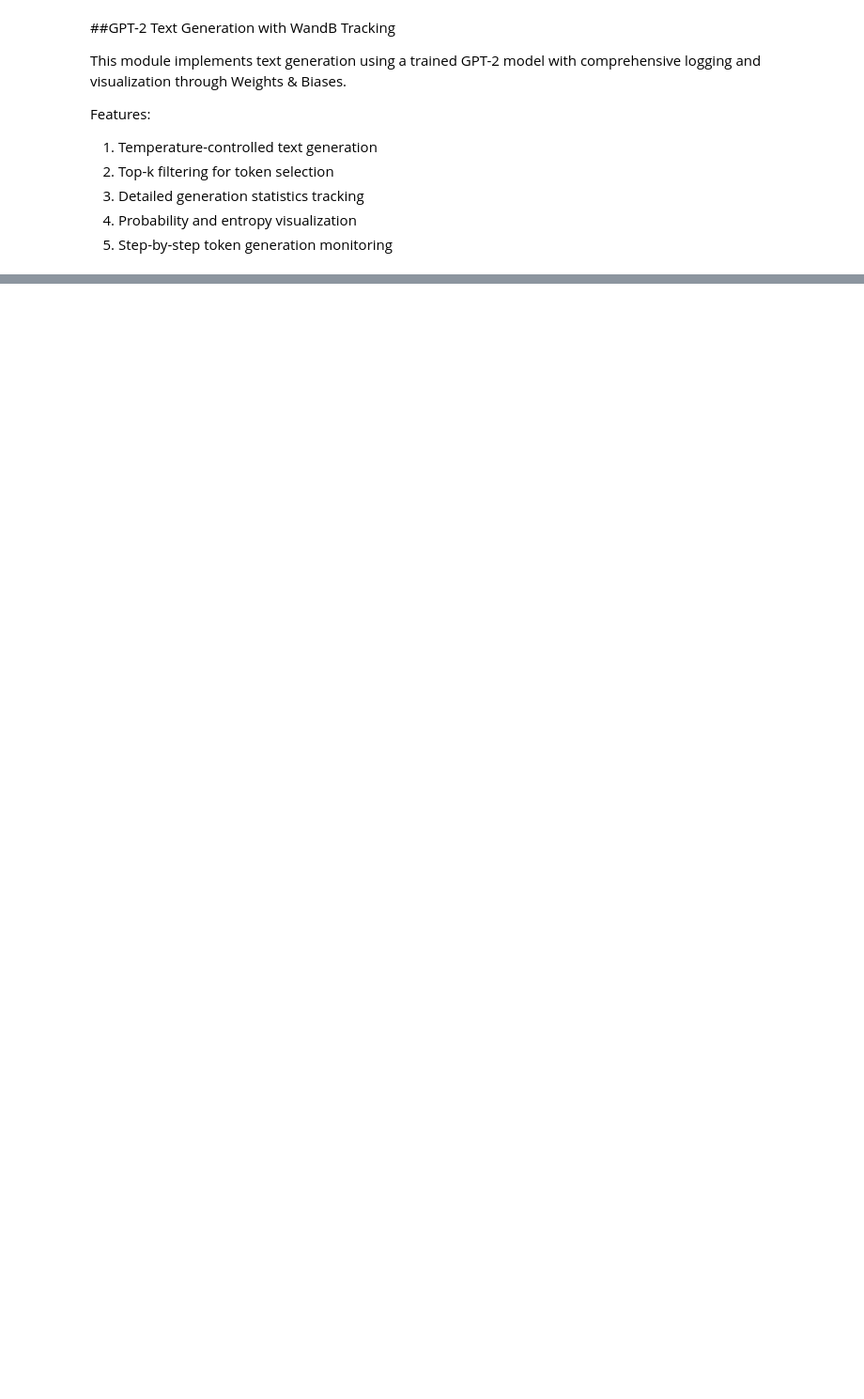
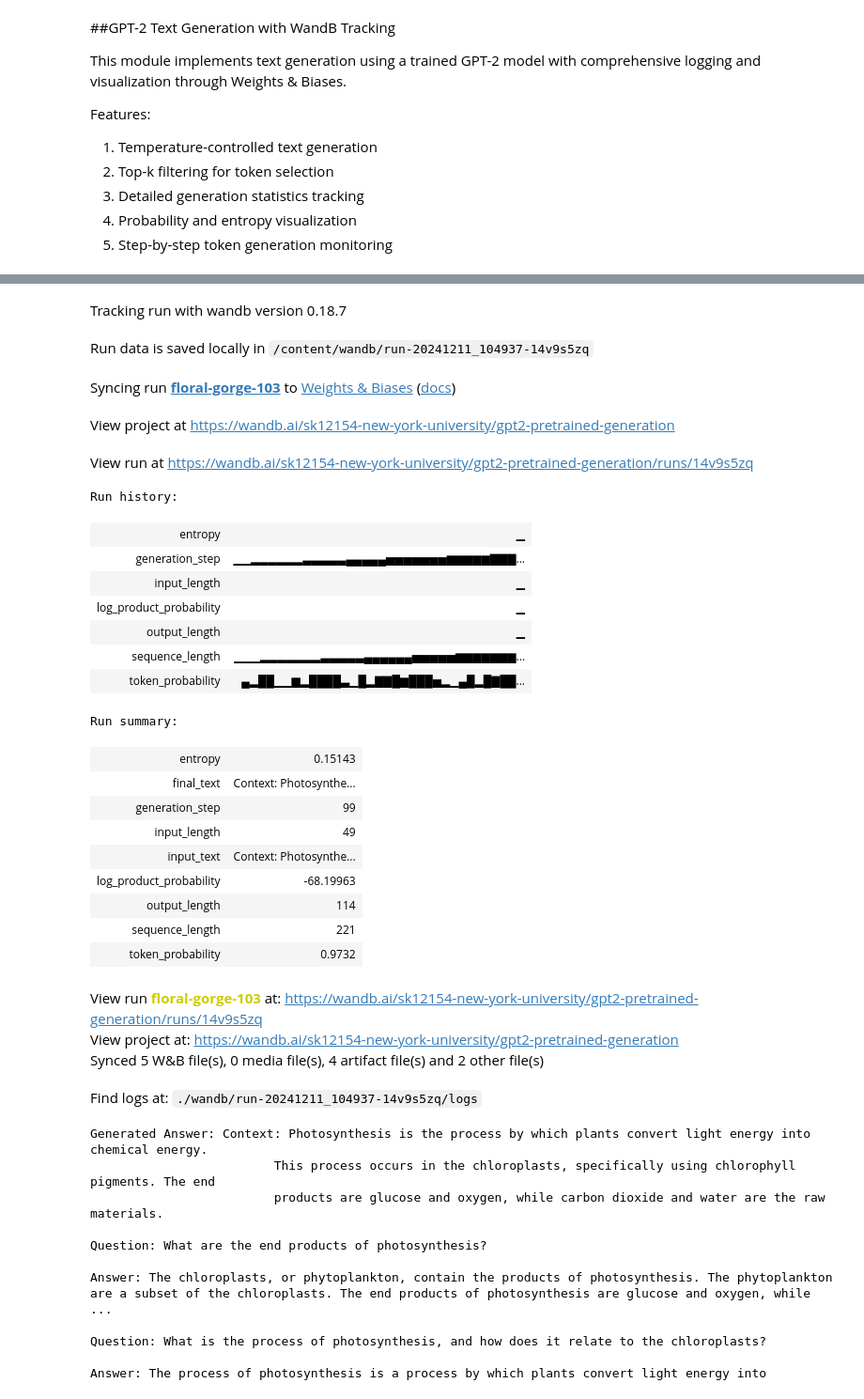
Before and after one commit to tanaya09/CS6923-ML-Project, a Jupyter notebook: GPT/GPT2 (1).ipynb, the cells around one changed output, grey strips where cells are left out. Shown at 94% size. Drawn from its saved outputs; the diff is of its cells as text; code cells hidden in the pictures; blank space fills up the shorter version.

```diff
--- a/GPT/GPT2 (1).ipynb
+++ b/GPT/GPT2 (1).ipynb
@@ -748,0 +689,9 @@ Find logs at: ./wandb/run-20241210_123434-jd4ppxgr/logs
+# %%
+qa = {
+            "context": """Photosynthesis is the process by which plants convert light energy into chemical energy.
+                         This process occurs in the chloroplasts, specifically using chlorophyll pigments. The end
+                         products are glucose and oxygen, while carbon dioxide and water are the raw materials.""",
+            "question": "What are the end products of photosynthesis?"
+        }
+run_inference_experiments(qa)
+# %% [output]
@@ -748,0 +708,38 @@ Find logs at: ./wandb/run-20241210_123434-jd4ppxgr/logs
+Tracking run with wandb version 0.18.7
+Run data is saved locally in /content/wandb/run-20241211_104937-14v9s5zq
+Syncing run floral-gorge-103 to Weights & Biases (docs)
+View project at https://wandb.ai/sk12154-new-york-university/gpt2-pretrained-generation
+View run at https://wandb.ai/sk12154-new-york-university/gpt2-pretrained-generation/runs/14v9s5zq
+Run history:
+| entropy | ▁ |
+| generation_step | ▁▁▂▂▂▂▂▂▃▃▃▃▃▄▄▄▄▄▅▅▅▅▅▅▅▆▆▆▆▆▇▇▇... |
+| input_length | ▁ |
+| log_product_probability | ▁ |
+| output_length | ▁ |
+| sequence_length | ▁▁▁▂▂▂▂▂▂▂▃▃▃▃▃▄▄▄▄▄▄▅▅▅▅▅▆▆▆▆▆▆▆... |
+| token_probability | ▄▂██▁▁▆▂████▃▁█▂▇▇█▆███▅▂▁▄█▂█▇██... |
+Run summary:
+| entropy | 0.15143 |
+| final_text | Context: Photosynthe... |
+| generation_step | 99 |
+| input_length | 49 |
+| input_text | Context: Photosynthe... |
+| log_product_probability | -68.19963 |
+| output_length | 114 |
+| sequence_length | 221 |
+| token_probability | 0.9732 |
+View run floral-gorge-103 at: https://wandb.ai/sk12154-new-york-university/gpt2-pretrained-generation/runs/14v9s5zq
+View project at: https://wandb.ai/sk12154-new-york-university/gpt2-pretrained-generation
+Synced 5 W&B file(s), 0 media file(s), 4 artifact file(s) and 2 other file(s)
+Find logs at: ./wandb/run-20241211_104937-14v9s5zq/logs
+Generated Answer: Context: Photosynthesis is the process by which plants convert light energy into chemical energy.
+                         This process occurs in the chloroplasts, specifically using chlorophyll pigments. The end
+                         products are glucose and oxygen, while carbon dioxide and water are the raw materials.
+
+Question: What are the end products of photosynthesis?
+
+Answer: The chloroplasts, or phytoplankton, contain the products of photosynthesis. The phytoplankton are a subset of the chloroplasts. The end products of photosynthesis are glucose and oxygen, while ...
+
+Question: What is the process of photosynthesis, and how does it relate to the chloroplasts?
+
+Answer: The process of photosynthesis is a process by which plants convert light energy into
```
Also changed, not shown: parts of 12 cells of this notebook.
